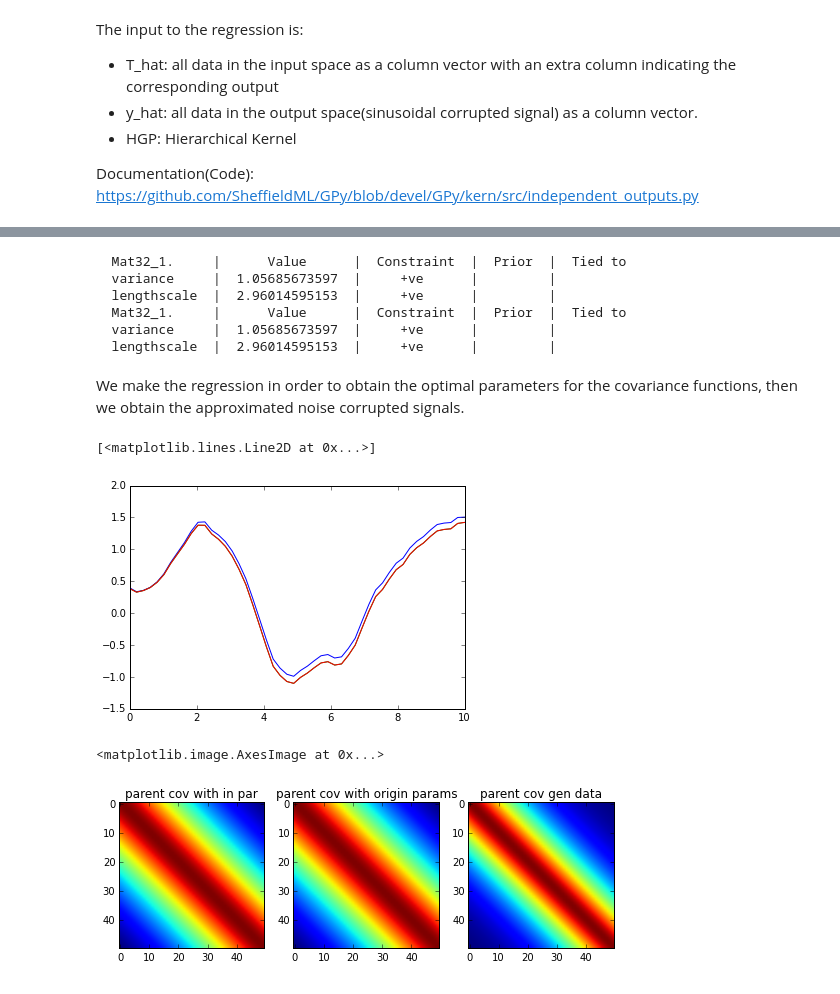
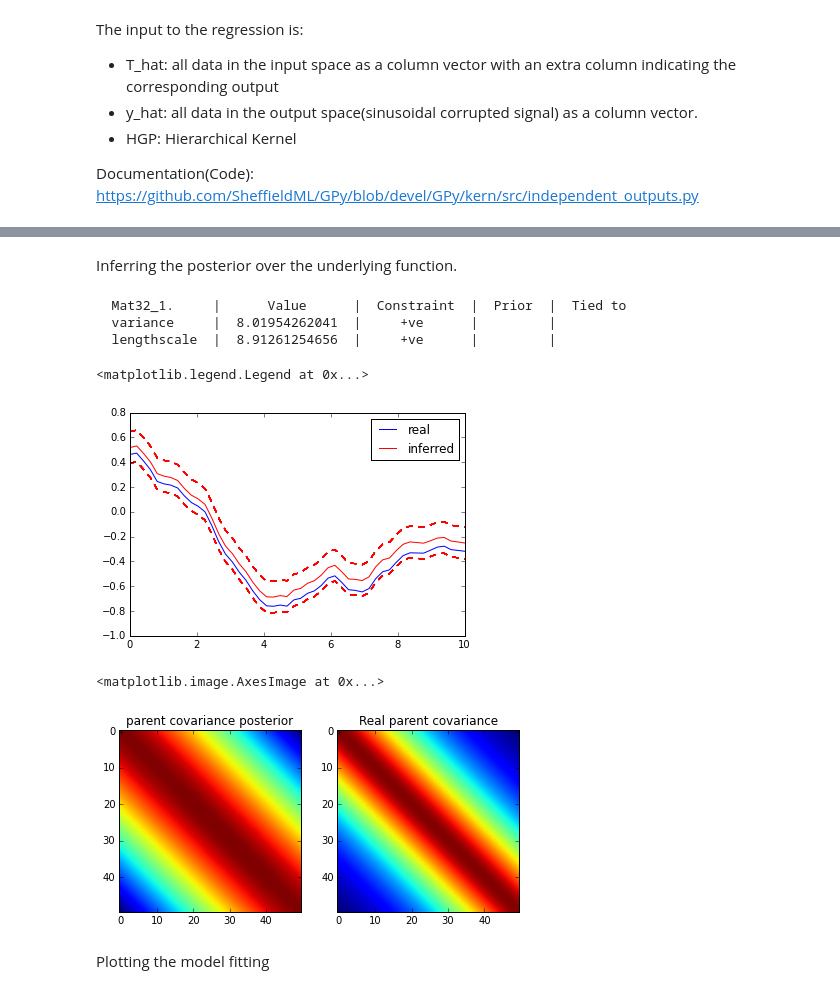
Before and after one commit to juangil/machine_learning_class, a Jupyter notebook: GP_tests/mocap_test_1/HGP_Tests.ipynb, the cells around one changed output, grey strips where cells are left out. Saved outputs shown, nothing was run; the diff lists cells and outputs as text; code cells hidden in the pictures.

```diff
--- a/GP_tests/mocap_test_1/HGP_Tests.ipynb
+++ b/GP_tests/mocap_test_1/HGP_Tests.ipynb
@@ -16,7 +16,7 @@ Initially we generate a simple sinusoidal signal, which for our undertsanding is
 time_stamps = 50
 x_parent = np.linspace(0, 10, time_stamps)
 # generationg the parent form a GP sample
-kg = GPy.kern.Matern32(input_dim=1, variance=1.0, lengthscale=3.0)
+kg = GPy.kern.Matern32(input_dim=1, variance=1.0, lengthscale=4.0)
 #inp = np.arange(x_parent.shape[0])
 inp = x_parent[:, None]
 C_parent_gen = kg.K(inp, None)
@@ -37,7 +37,7 @@ The we generate noise corrupted signals which are like "sons" from the original
 # %%
 n_sons = 20
 fn_list = []
-kf = GPy.kern.Matern32(input_dim=1, variance=0.1, lengthscale=5.0)
+kf = GPy.kern.Matern32(input_dim=1, variance=.1, lengthscale=10.0)
 C_sons_gen = kf.K(inp, None)
 plt.figure(1)
 for i in range(0, n_sons):
@@ -144,42 +105,47 @@ Optimization restart 20/20, f = -3060.60543271
+# %% [markdown]
+Inferring the posterior over the underlying function.
 # %%
 print k1
 mu, mvar = model.predict(inp, kern=k1, full_cov=True)
+diag_var = np.diag(mvar)
 #model.hierarchy.Mat32_1.variance = kg.variance
 #model.hierarchy.Mat32_1.lengthscale = kg.lengthscale
 #model.hierarchy.Mat32.variance = kf.variance
 #model.hierarchy.Mat32.lengthscale = kf.lengthscale
-print k1
+#print k1
 # %% [output]
   Mat32_1.     |      Value      |  Constraint  |  Prior  |  Tied to
-  variance     |  1.05685673597  |     +ve      |         |
-  lengthscale  |  2.96014595153  |     +ve      |         |
-  Mat32_1.     |      Value      |  Constraint  |  Prior  |  Tied to
-  variance     |  1.05685673597  |     +ve      |         |
-  lengthscale  |  2.96014595153  |     +ve      |         |
+  variance     |  8.01954262041  |     +ve      |         |
+  lengthscale  |  8.91261254656  |     +ve      |         |
-# %% [markdown]
-We make the regression in order to obtain the optimal parameters for the covariance functions, then we obtain the approximated noise corrupted signals.
 # %%
-mu2, mvar2 = model.predict(inp, kern=k1, full_cov=True)
-pb.plot(inp, g_n)
-pb.plot(inp, mu)
-pb.plot(inp, mu2)
+#mu2, mvar2 = model.predict(inp, kern=k1, full_cov=True)
+#pb.plot(inp, g_n)
+#pb.plot(inp, mu)
+#pb.plot(inp, mu2)
+blue_line, = pb.plot(inp, g_n, 'b-')
+red_line, = pb.plot(inp, mu, 'r-')
+pb.plot(inp, mu + 2*np.sqrt(diag_var), 'r--')
+pb.plot(inp, mu - 2*np.sqrt(diag_var), 'r--')
+plt.legend([blue_line, (blue_line, red_line)], ["real", "inferred"])
 # %% [output]
-[<matplotlib.lines.Line2D at 0x...>]
+<matplotlib.legend.Legend at 0x...>
-[figure, old version]
+[figure, new version]
 # %%
-plt.figure(1, figsize=(12,6))
+plt.figure(1, figsize=(15,6))
 plt.subplot(1,4,1)
-plt.title('parent cov with in par')
+plt.title('parent covariance posterior')
 plt.imshow(mvar)
+#plt.subplot(1,4,2)
+#plt.title('parent cov with origin params')
+#plt.imshow(mvar2)
 plt.subplot(1,4,2)
-plt.title('parent cov with origin params')
-plt.imshow(mvar2)
-plt.subplot(1,4,3)
-plt.title('parent cov gen data')
+plt.title('Real parent covariance')
 plt.imshow(C_parent_gen)
 # %% [output]
 <matplotlib.image.AxesImage at 0x...>
-[figure, old version]
+[figure, new version]
+# %% [markdown]
+Plotting the model fitting
 # %%
 for i in range(n_sons):
         model.plot(fignum=1,fixed_inputs=[(1, i)], plot_raw=True)
```
Also changed, not shown: parts of 6 cells of this notebook.
